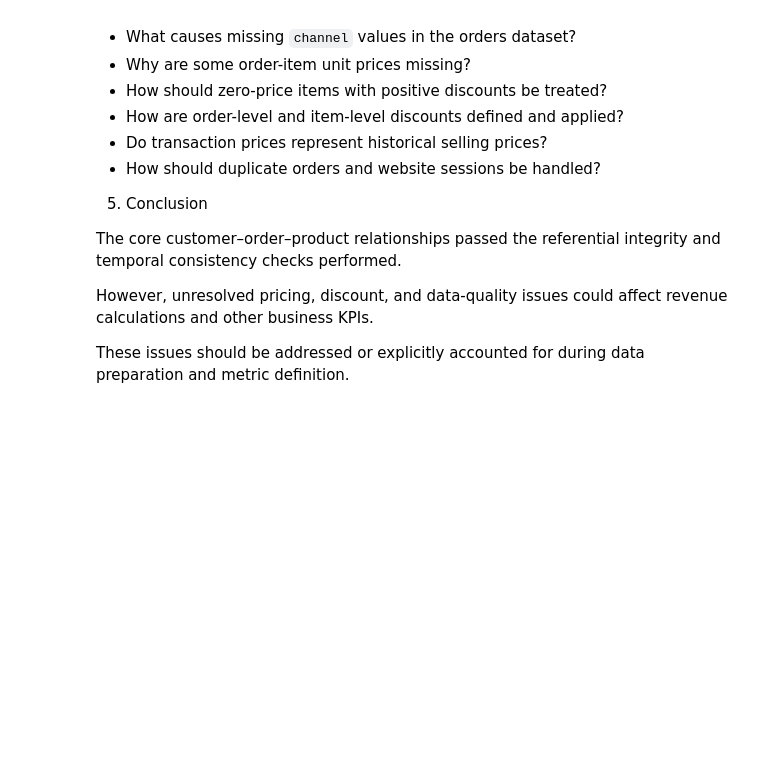
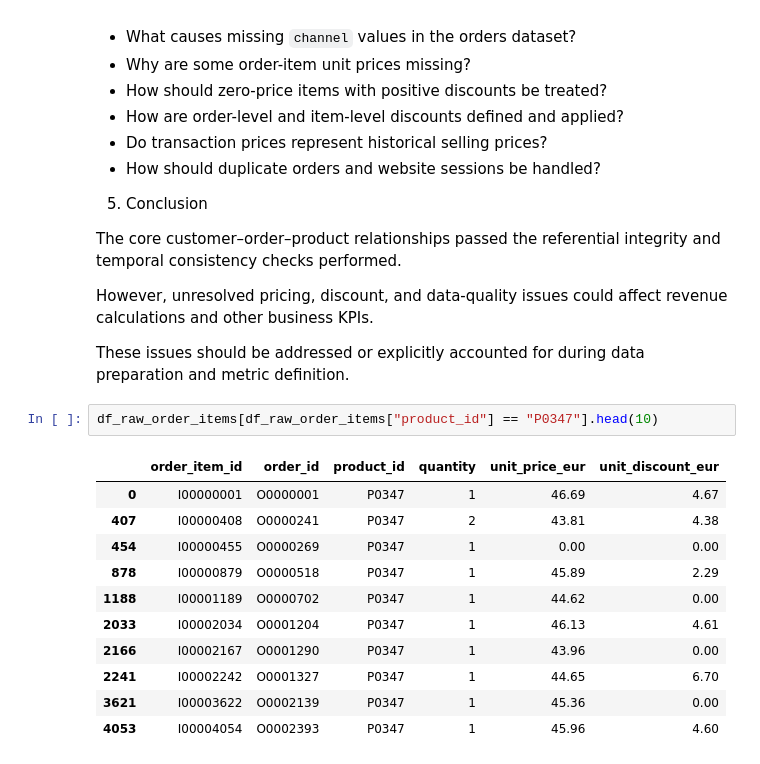
Before and after one commit to varela-filho/ecommerce-performance-analysis, a Jupyter notebook: notebooks/01_data_exploration.ipynb, the cells around one changed output. Cells and saved outputs as stored; diff of their text form; blank space fills up the shorter version.

```diff
--- a/notebooks/01_data_exploration.ipynb
+++ b/notebooks/01_data_exploration.ipynb
@@ -1076,3 +1076,17 @@ The core customer–order–product relationships passed the referential integri
 However, unresolved pricing, discount, and data-quality issues could affect revenue calculations and other business KPIs.
 
 These issues should be addressed or explicitly accounted for during data preparation and metric definition.
+# %%
+df_raw_order_items[df_raw_order_items["product_id"] == "P0347"].head(10)
+# %% [output]
+|  | order_item_id | order_id | product_id | quantity | unit_price_eur | unit_discount_eur |
+| 0 | I00000001 | O0000001 | P0347 | 1 | 46.69 | 4.67 |
+| 407 | I00000408 | O0000241 | P0347 | 2 | 43.81 | 4.38 |
+| 454 | I00000455 | O0000269 | P0347 | 1 | 0.00 | 0.00 |
+| 878 | I00000879 | O0000518 | P0347 | 1 | 45.89 | 2.29 |
+| 1188 | I00001189 | O0000702 | P0347 | 1 | 44.62 | 0.00 |
+| 2033 | I00002034 | O0001204 | P0347 | 1 | 46.13 | 4.61 |
+| 2166 | I00002167 | O0001290 | P0347 | 1 | 43.96 | 0.00 |
+| 2241 | I00002242 | O0001327 | P0347 | 1 | 44.65 | 6.70 |
+| 3621 | I00003622 | O0002139 | P0347 | 1 | 45.36 | 0.00 |
+| 4053 | I00004054 | O0002393 | P0347 | 1 | 45.96 | 4.60 |
```
Also changed, not shown: parts of 7 cells of this notebook.
